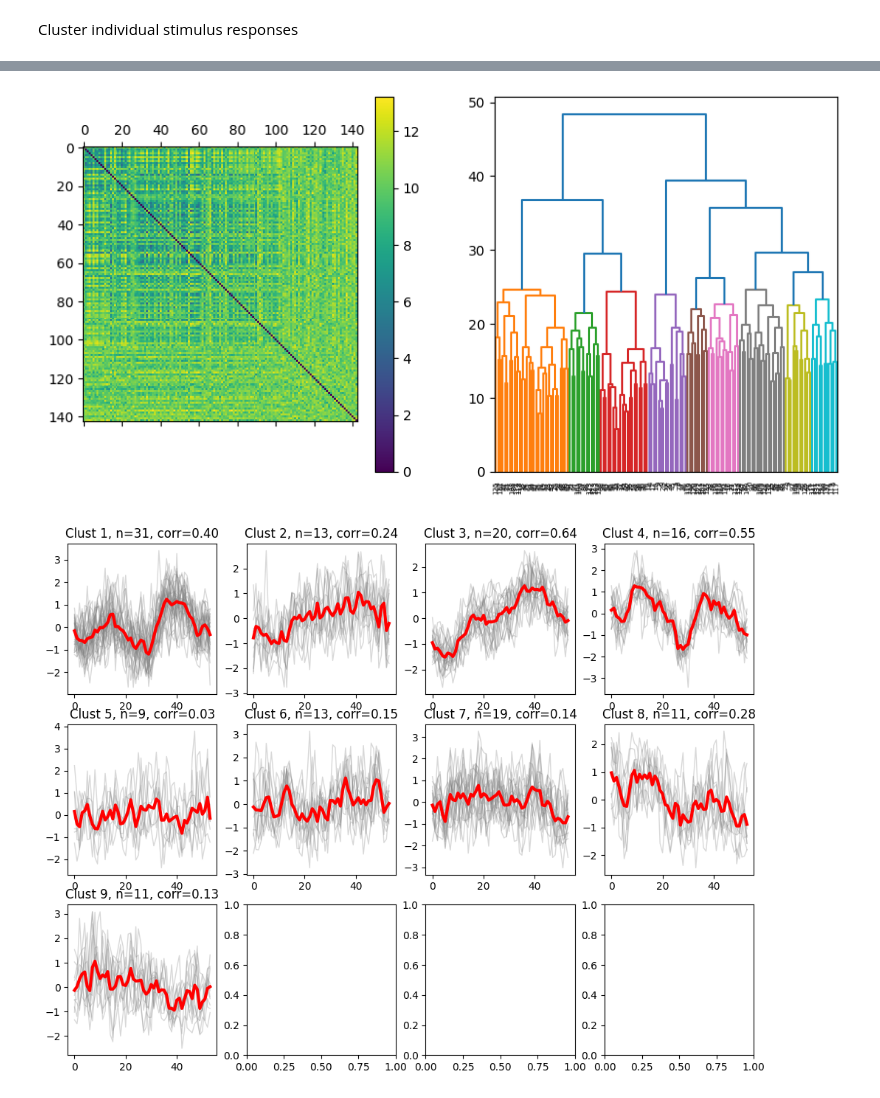
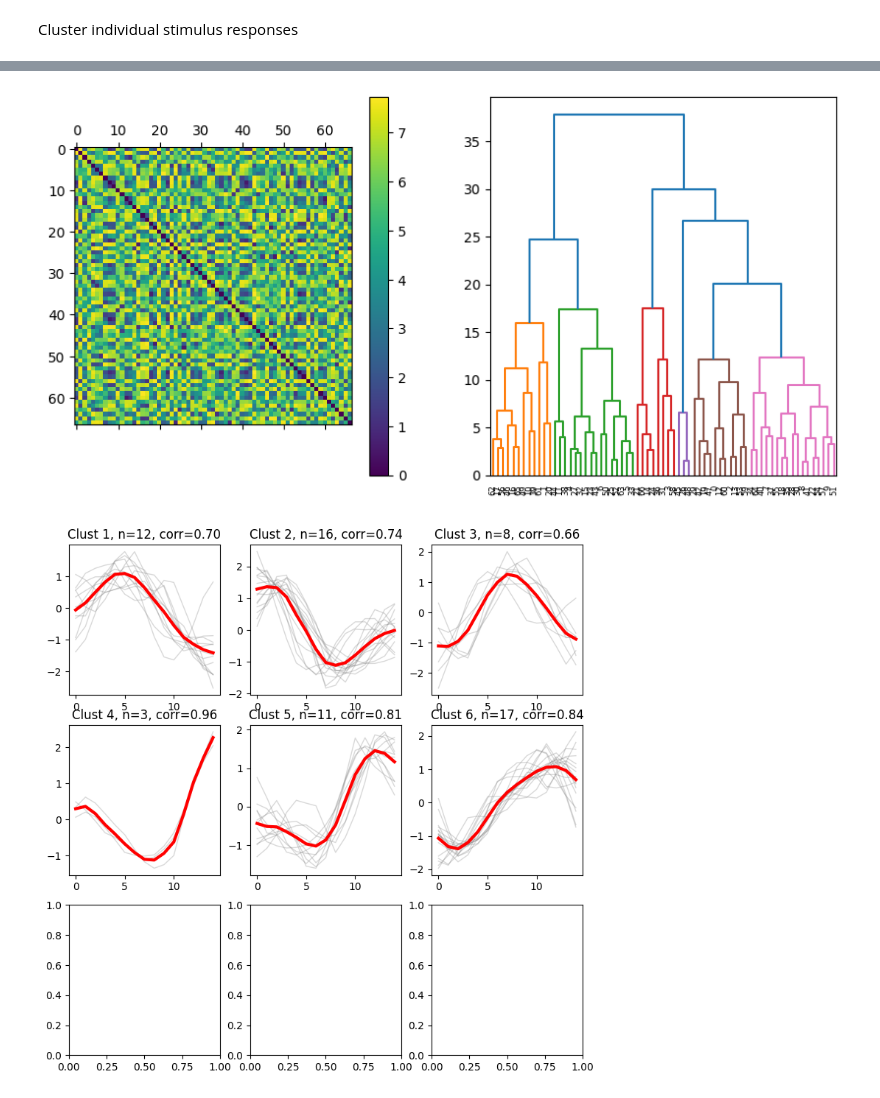
Before and after one commit to simbru/pygor, a Jupyter notebook: ROI_clustering.ipynb, the cells around one changed output, grey strips where cells are left out. Drawn from its saved outputs; the diff is of its cells as text; code cells hidden in the pictures.

```diff
--- a/ROI_clustering.ipynb
+++ b/ROI_clustering.ipynb
@@ -5,10 +5,12 @@ import matplotlib.pyplot as plt
 import pandas as pd
 
 #data_path = 'C:/Users/Michael Forsthofer/OneDrive - University of Sussex/BadenLab/2p-imaging/contralateral_OT_singleplane/st66/'
-data_path = 'D:/Box Sync/Imaging/240822_st66_VIP/'
+data_path = 'D:/Box Sync/Imaging/OT_multiplane/st66/'
 # %%
 #filename = '2024-8-14_x240814_2_4cOT.h5'
-filename = '2024-8-22_x240822_1_2cOTs.h5'
-stimtypes = ['stationary stripes','moving stripes','stationary stripes','OFF','dots_ON','OFF','ON','dots_OFF','ON', 'ON', 'loom']
-stimtypes_relevant = ['moving stripes', 'dots_ON', 'dots_OFF', 'loom']
+filename = '2024-8-27_x240827_3_2cOTm.h5'
+#stimtypes = ['stationary stripes','moving stripes','stationary stripes','OFF','dots_ON','OFF','ON','dots_OFF','ON', 'ON', 'loom']
+#stimtypes_relevant = ['moving stripes', 'dots_ON', 'dots_OFF', 'loom']
+stimtypes = ['white', 'loom', 'left dot','right dot','down dot','up dot','left edge ON','left edge OFF','right edge ON','right edge OFF','bottom edge edge ON','bottom edge OFF','top edge ON','top edge OFF']
+stimtypes_relevant = ['loom','left dot','right dot','down dot','up dot']
 data_object = pygor.load.Core(data_path+filename)
@@ -159,9 +114,9 @@ Triggers at ms: [    0.          3254.85720095  6637.71440418  9764.57160284
 stim_responses = []
 included_responses = []
 
-append_idx = 1000
-append_idx_post = 1000
-SD_threshold = 1.4
+append_idx = 300
+append_idx_post = 300
+SD_threshold = 1.5
 
 #find stimulus segments plus some time before and after
 for idx, i in enumerate(mean_triggertimes_extended[:-1]):
@@ -219,7 +179,7 @@ for idx, cur_traces in enumerate(stim_responses):
 # %%
 
 
-cluster_threshold = 25
+cluster_threshold = 20
 
 cluster_allocations = {}
 cluster_traces = {}
@@ -273,2 +246,2 @@ for idx, cur_clust in enumerate(responses_sorted):
-[figure, old version]
+[figure, new version]
-[figure, old version]
+[figure, new version]
```
Also changed, not shown: parts of 14 cells of this notebook, 4 other files.
